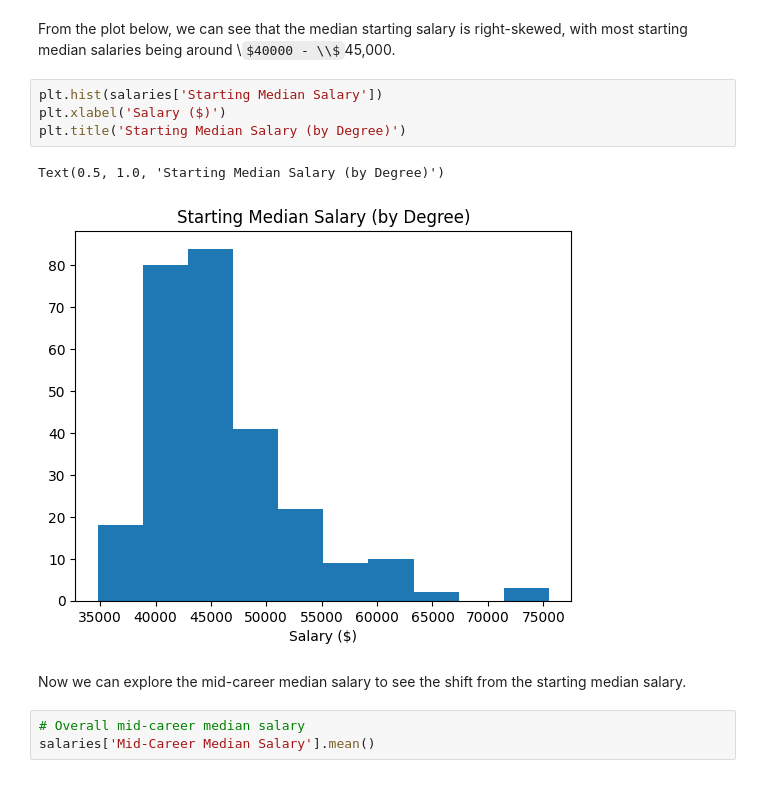
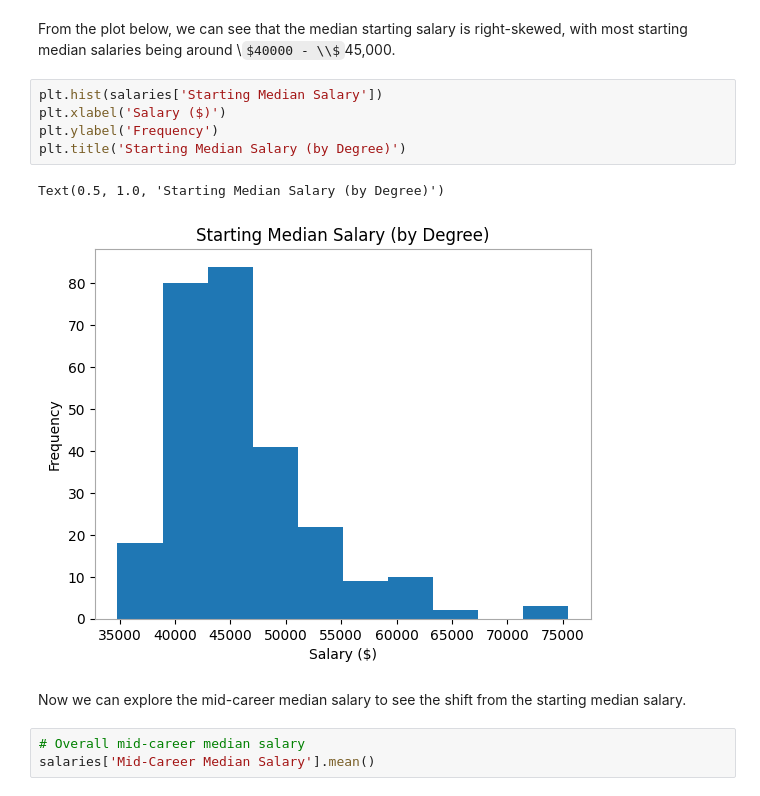
Before and after one commit to ashleyalee/DH140-Final, a Jupyter notebook: dh-140-final-AL.ipynb, the cells around one changed output. Saved outputs shown, nothing was run; the diff lists cells and outputs as text; some formulas as TeX source.

```diff
--- a/dh-140-final-AL.ipynb
+++ b/dh-140-final-AL.ipynb
@@ -151,12 +151,13 @@ From the plot below, we can see that the median starting salary is right-skewed,
 # %%
 plt.hist(salaries['Starting Median Salary'])
 plt.xlabel('Salary ($)')
+plt.ylabel('Frequency')
 plt.title('Starting Median Salary (by Degree)')
 # %% [output]
 Text(0.5, 1.0, 'Starting Median Salary (by Degree)')
-[figure, old version]
+[figure, new version]
-# %% [markdown]
-Now we can explore the mid-career median salary to see the shift from the starting median salary.
+# %% [markdown]
+Now we can explore the mid-career median salary to see the shift from the starting median salary.
 # %%
 # Overall mid-career median salary
 salaries['Mid-Career Median Salary'].mean()
```
Also changed, not shown: parts of 46 cells of this notebook.
